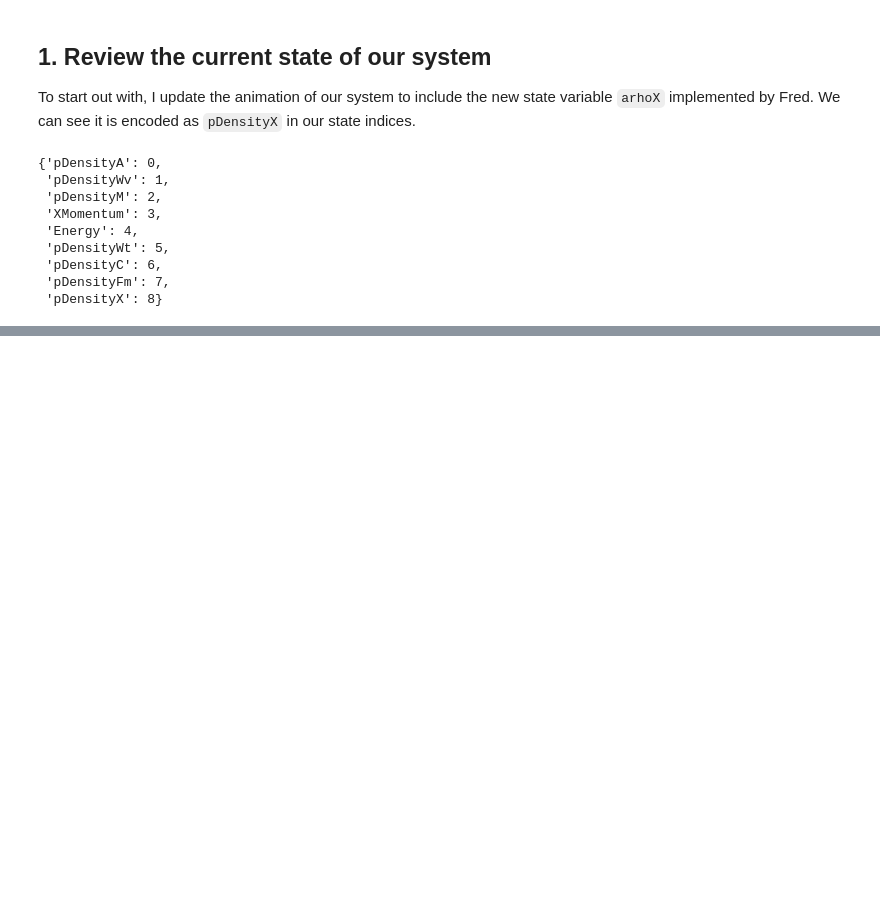
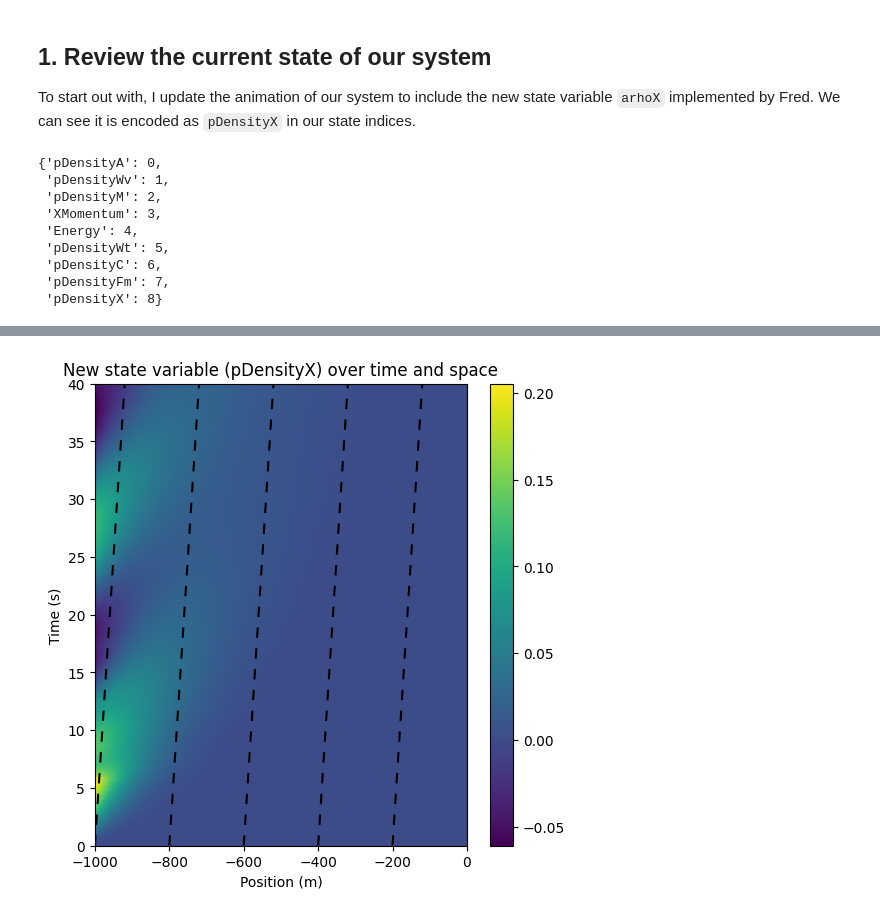
Before and after one commit to fredriclam/quail_volcano, a Jupyter notebook: scenarios/simple_1D_test/2025.2.3.experiments.ipynb, the cells around one changed output, grey strips where cells are left out. Drawn from its saved outputs; the diff is of its cells as text; code cells hidden in the pictures; blank space fills up the shorter version.

```diff
--- a/scenarios/simple_1D_test/2025.2.3.experiments.ipynb
+++ b/scenarios/simple_1D_test/2025.2.3.experiments.ipynb
@@ -173,0 +183,7 @@ for i in range(10):
+# %%
+folder = "steady_state_flow"
+file_prefix = "time_varying_bc_test"
+
+plot_characteristics(folder, file_prefix)
+# %% [output]
+[figure, added]
```
Also changed, not shown: parts of 29 cells of this notebook, 2 other files.
